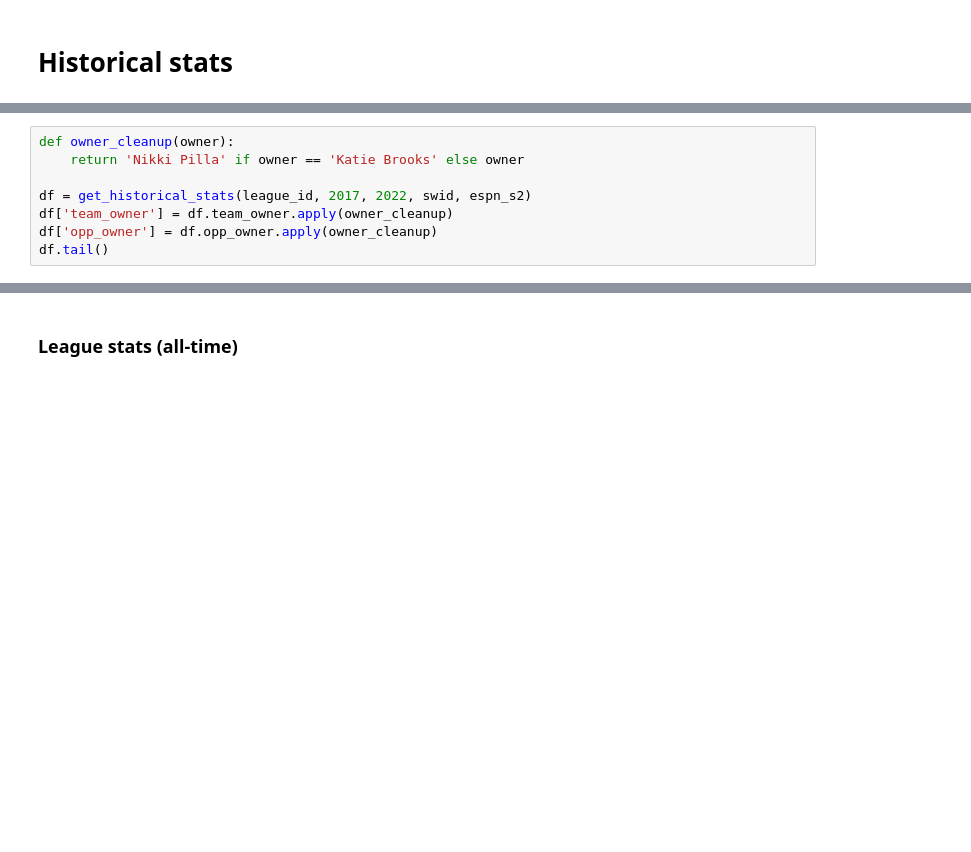
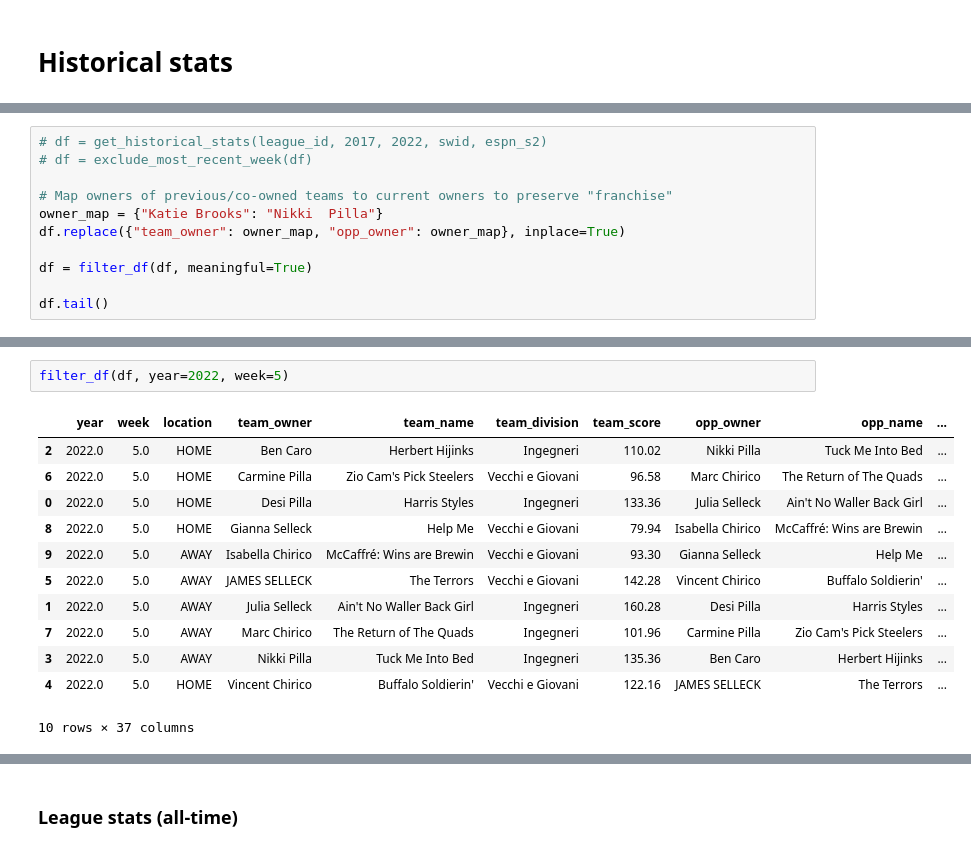
Before and after one commit to DesiPilla/espn-api-v3, a Jupyter notebook: src/new espn.ipynb, the cells around one changed output, grey strips where cells are left out. Cells and saved outputs as stored; diff of their text form; blank space fills up the shorter version.

```diff
--- a/src/new espn.ipynb
+++ b/src/new espn.ipynb
@@ -32,8 +41,0 @@ from doritostats.fetch_utils import (
-# %%
-def owner_cleanup(owner):
-    return 'Nikki Pilla' if owner == 'Katie Brooks' else owner
-
-df = get_historical_stats(league_id, 2017, 2022, swid, espn_s2)
-df['team_owner'] = df.team_owner.apply(owner_cleanup)
-df['opp_owner'] = df.opp_owner.apply(owner_cleanup)
-df.tail()
@@ -78,0 +42,11 @@ Name: is_playoff, Length: 84, dtype: bool
+# %%
+# df = get_historical_stats(league_id, 2017, 2022, swid, espn_s2)
+# df = exclude_most_recent_week(df)
+
+# Map owners of previous/co-owned teams to current owners to preserve "franchise"
+owner_map = {"Katie Brooks": "Nikki  Pilla"}
+df.replace({"team_owner": owner_map, "opp_owner": owner_map}, inplace=True)
+
+df = filter_df(df, meaningful=True)
+
+df.tail()
@@ -78,0 +78,15 @@ Name: is_playoff, Length: 84, dtype: bool
+# %%
+filter_df(df, year=2022, week=5)
+# %% [output]
+|  | year | week | location | team_owner | team_name | team_division | team_score | opp_owner | opp_name | ... |
+| 2 | 2022.0 | 5.0 | HOME | Ben Caro | Herbert Hijinks | Ingegneri | 110.02 | Nikki Pilla | Tuck Me Into Bed | ... |
+| 6 | 2022.0 | 5.0 | HOME | Carmine Pilla | Zio Cam's Pick Steelers | Vecchi e Giovani | 96.58 | Marc Chirico | The Return of The Quads | ... |
+| 0 | 2022.0 | 5.0 | HOME | Desi Pilla | Harris Styles | Ingegneri | 133.36 | Julia Selleck | Ain't No Waller Back Girl | ... |
+| 8 | 2022.0 | 5.0 | HOME | Gianna Selleck | Help Me | Vecchi e Giovani | 79.94 | Isabella Chirico | McCaffré: Wins are Brewin | ... |
+| 9 | 2022.0 | 5.0 | AWAY | Isabella Chirico | McCaffré: Wins are Brewin | Vecchi e Giovani | 93.30 | Gianna Selleck | Help Me | ... |
+| 5 | 2022.0 | 5.0 | AWAY | JAMES SELLECK | The Terrors | Vecchi e Giovani | 142.28 | Vincent Chirico | Buffalo Soldierin' | ... |
+| 1 | 2022.0 | 5.0 | AWAY | Julia Selleck | Ain't No Waller Back Girl | Ingegneri | 160.28 | Desi Pilla | Harris Styles | ... |
+| 7 | 2022.0 | 5.0 | AWAY | Marc Chirico | The Return of The Quads | Ingegneri | 101.96 | Carmine Pilla | Zio Cam's Pick Steelers | ... |
+| 3 | 2022.0 | 5.0 | AWAY | Nikki Pilla | Tuck Me Into Bed | Ingegneri | 135.36 | Ben Caro | Herbert Hijinks | ... |
+| 4 | 2022.0 | 5.0 | HOME | Vincent Chirico | Buffalo Soldierin' | Vecchi e Giovani | 122.16 | JAMES SELLECK | The Terrors | ... |
+10 rows × 37 columns
```
Also changed, not shown: parts of 10 cells of this notebook, 1 other file.
